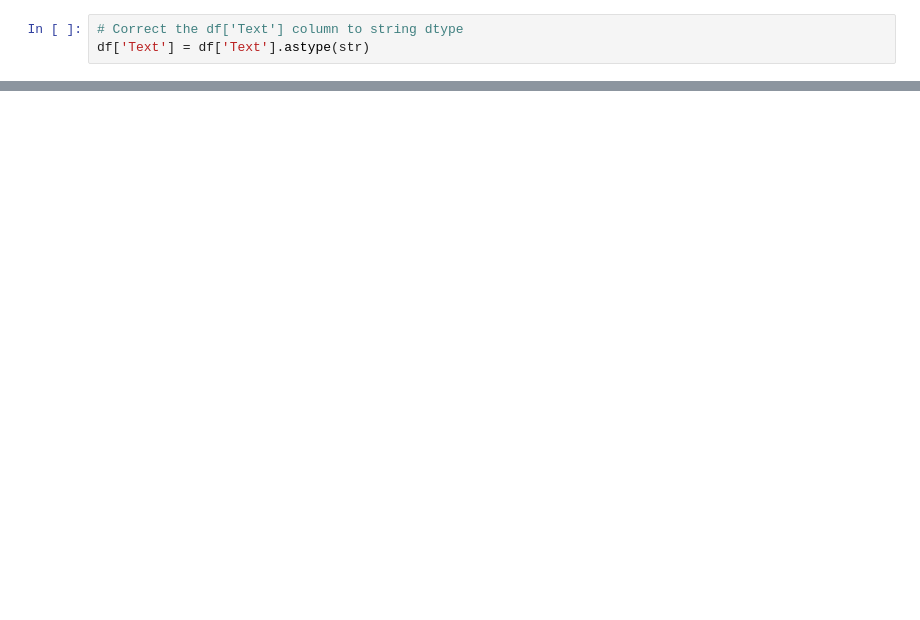
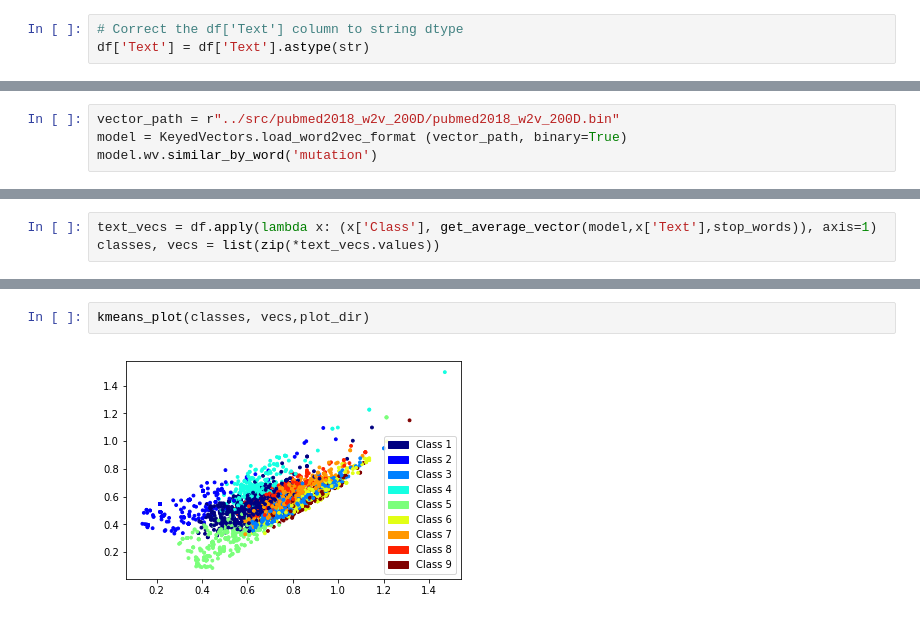
Before and after one commit to dujm/Health_PrecisionMedicine, a Jupyter notebook: notebooks/01EDA.ipynb, the cells around one changed output, grey strips where cells are left out. Saved outputs shown, nothing was run; the diff lists cells and outputs as text; blank space fills up the shorter version.

```diff
--- a/notebooks/01EDA.ipynb
+++ b/notebooks/01EDA.ipynb
@@ -306,0 +313,4 @@ kmeans_plot(classes, vecs,plot_dir)
+# %%
+vector_path = r"../src/pubmed2018_w2v_200D/pubmed2018_w2v_200D.bin"
+model = KeyedVectors.load_word2vec_format (vector_path, binary=True)
+model.wv.similar_by_word('mutation')
@@ -306,0 +329,3 @@ kmeans_plot(classes, vecs,plot_dir)
+# %%
+text_vecs = df.apply(lambda x: (x['Class'], get_average_vector(model,x['Text'],stop_words)), axis=1)
+classes, vecs = list(zip(*text_vecs.values))
@@ -306,0 +346,4 @@ kmeans_plot(classes, vecs,plot_dir)
+# %%
+kmeans_plot(classes, vecs,plot_dir)
+# %% [output]
+[figure, added]
```
Also changed, not shown: parts of 16 cells of this notebook.
